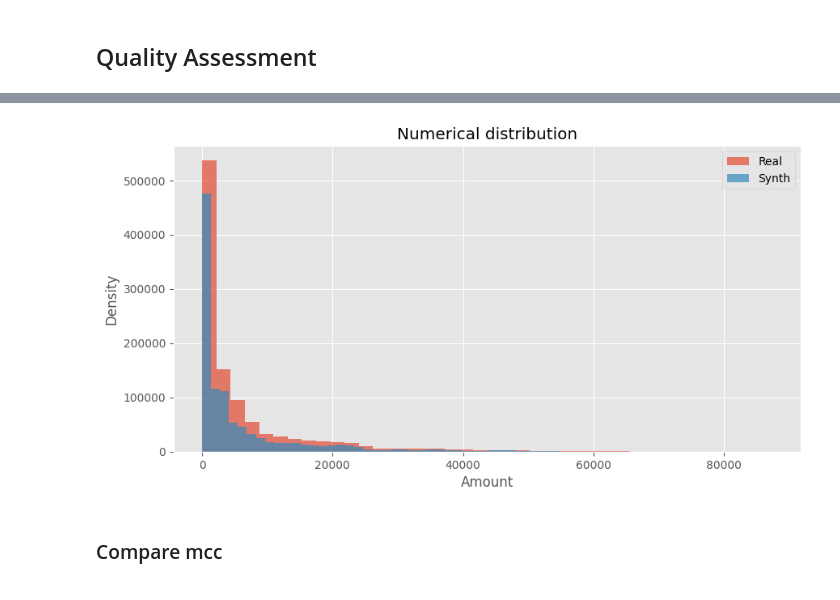
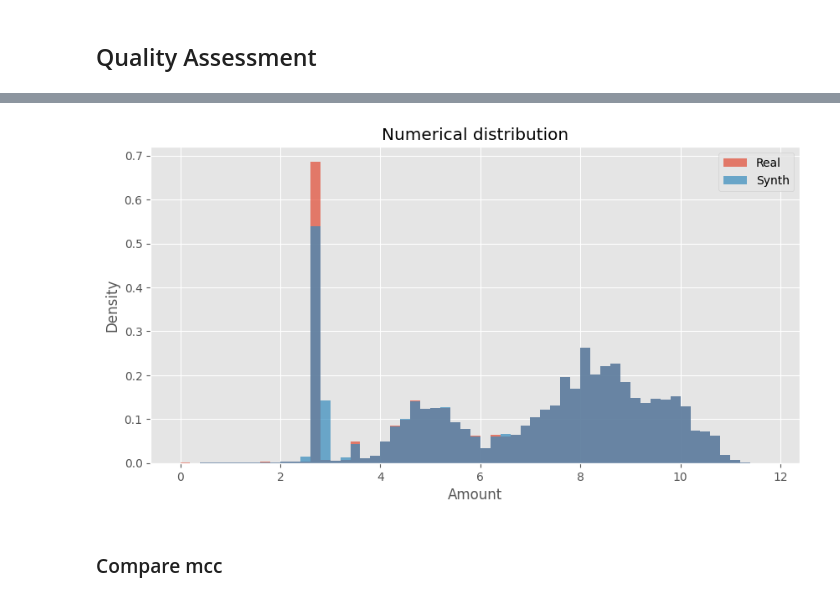
Before and after one commit to kirillzx/TRGAN, a Jupyter notebook: TRGAN_chech.ipynb, the cells around one changed output, grey strips where cells are left out. Saved outputs shown, nothing was run; the diff lists cells and outputs as text; code cells hidden in the pictures.

```diff
--- a/TRGAN_chech.ipynb
+++ b/TRGAN_chech.ipynb
@@ -244,10 +266,11 @@ plt.show()
 h_dim = 2**6
 num_blocks_gen = 1
 num_blocks_dis = 1
+gauss_filter_dim = 20
 
 if load:
-    generator = Generator(dim_noise + dim_Vc, dim_X_emb, h_dim, num_blocks_gen).to(DEVICE)
-    supervisor = Supervisor(dim_X_emb + dim_Vc, dim_X_emb, h_dim, num_blocks_gen).to(DEVICE)
+    generator = Generator(dim_noise + dim_Vc, dim_X_emb, h_dim, num_blocks_gen, gauss_filter_dim).to(DEVICE)
+    supervisor = Supervisor(dim_X_emb + dim_Vc, dim_X_emb, h_dim, num_blocks_gen, gauss_filter_dim).to(DEVICE)
 
     generator.load_state_dict(torch.load(f'{DIRECTORY}TRGAN_generator_exp_{experiment_id}.pkl'))
     supervisor.load_state_dict(torch.load(f'{DIRECTORY}TRGAN_supervisor_exp_{experiment_id}.pkl'))
@@ -258,8 +281,9 @@ if load:
     loss_array = np.load(f'{DIRECTORY}loss_array_exp_{experiment_id}.npy')
 
 else:
-    generator, supervisor, loss_array, discriminator, discriminator2 = train_generator(X_emb, cond_vector, dim_Vc, dim_X_emb, dim_noise, batch_size=2**10,\
-                                                    lr_rates=[8e-4, 8e-4, 8e-4, 8e-4], num_epochs=20, num_blocks_gen=num_blocks_gen, num_blocks_dis=num_blocks_dis, h_dim=h_dim)
+    generator, supervisor, loss_array, discriminator, discriminator2 = train_generator(X_emb, cond_vector, dim_Vc, dim_X_emb, dim_noise,\
+                                    batch_size=2**9, lr_rates=[8e-4, 8e-4, 8e-4, 8e-4], num_epochs=20, num_blocks_gen=num_blocks_gen,\
+                                    num_blocks_dis=num_blocks_dis, h_dim=h_dim, lambda1=3, alpha=0.7, window_size=gauss_filter_dim)
 
     torch.save(generator.state_dict(), f'{DIRECTORY}TRGAN_generator_exp_{experiment_id}.pkl')
     torch.save(supervisor.state_dict(), f'{DIRECTORY}TRGAN_supervisor_exp_{experiment_id}.pkl')
@@ -313,13 +337,13 @@ Non-trainable params: 0
 ### Generate synthetics
 # %%
 n_samples = len(X_emb[:])
-synth_data, synth_time = sample(n_samples, generator, supervisor, dim_noise, cond_vector,\
-                                X_emb, encoder, data, behaviour_cl_enc, date_feature, 'customer', time='initial', model_time='normal')
+synth_data, synth_time = sample(n_samples, generator, supervisor, dim_noise, cond_vector, X_emb, encoder, data, behaviour_cl_enc,\
+                                date_feature, 'customer', time='initial', model_time='poisson', opt_time=False,\
+                                xi_array=xiP_array, q_array=idx_array)
 # %%
 synth_df, synth_df_cat = inverse_transforms(n_samples, synth_data, synth_time, client_info, cont_features, X_oh, scaler_emb, scaler_cl_emb, scaler_cont,\
-                    label_encoders, decoder_cl_emb, decoder_onehot, dim_Xcl, dim_X_cont, type_scale_cont='CBNormalize')
+                    label_encoders, decoder_cl_emb, decoder_onehot, dim_Xcl, dim_X_cont, type_scale_cont='Autoencoder')
 # %%
-synth_df = synth_df.sort_values(by='transaction_date')
 # synth_df['mcc'] = le.inverse_transform(synth_df['mcc'])
 # data['mcc'] = le.inverse_transform(data['mcc'])
 synth_df
@@ -369,16 +424,16 @@ plt.show()
 # %%
 plt.subplots(figsize=(10, 5), dpi=100)
 
-data['amount'].hist(bins=40, label='Real', alpha=0.7)
-synth_df['amount'].hist(bins=40, label='Synth', alpha=0.7)
+plt.hist(np.log1p(data['amount']), bins=np.arange(0, 12, 0.2), label='Real', alpha=0.7, density=True)
+plt.hist(np.log1p(synth_df['amount']), bins=np.arange(0, 12, 0.2), label='Synth', alpha=0.7, density=True)
 
 plt.legend()
 plt.title('Numerical distribution')
 plt.xlabel('Amount')
 plt.ylabel('Density')
 plt.show()
 # %% [output]
-[figure, old version]
+[figure, new version]
 # %% [markdown]
 ### Compare mcc
 # %%
```
Also changed, not shown: parts of 33 cells of this notebook, 1 other file.
